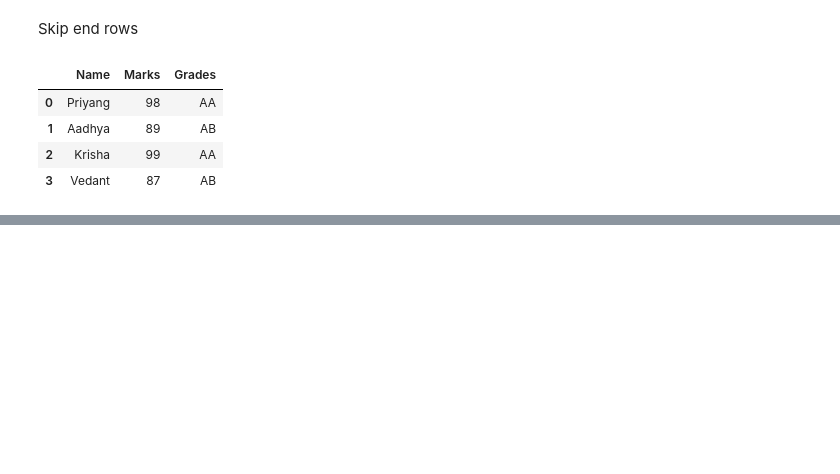
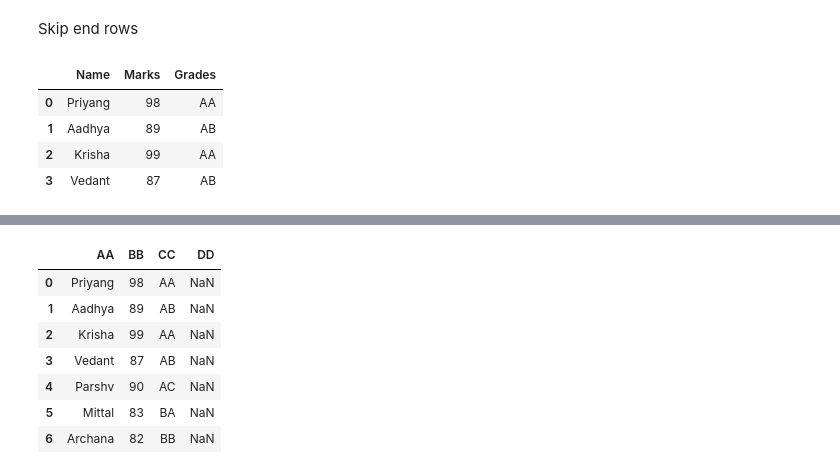
Before and after one commit to AseemGupta39/data_analytics_with_python, a Jupyter notebook: main.ipynb, the cells around one changed output, grey strips where cells are left out. Saved outputs shown, nothing was run; the diff lists cells and outputs as text; code cells hidden in the pictures; blank space fills up the shorter version.

```diff
--- a/main.ipynb
+++ b/main.ipynb
@@ -1184,0 +1313,12 @@ data_from_csv4
+# %%
+data_from_csv12 = pd.read_csv('Datasets/DS/marks_2nh.csv',names=["AA","BB","CC","DD"])
+data_from_csv12
+# %% [output]
+|  | AA | BB | CC | DD |
+| 0 | Priyang | 98 | AA | NaN |
+| 1 | Aadhya | 89 | AB | NaN |
+| 2 | Krisha | 99 | AA | NaN |
+| 3 | Vedant | 87 | AB | NaN |
+| 4 | Parshv | 90 | AC | NaN |
+| 5 | Mittal | 83 | BA | NaN |
+| 6 | Archana | 82 | BB | NaN |
```
Also changed, not shown: parts of 51 cells of this notebook, 1 other file.
